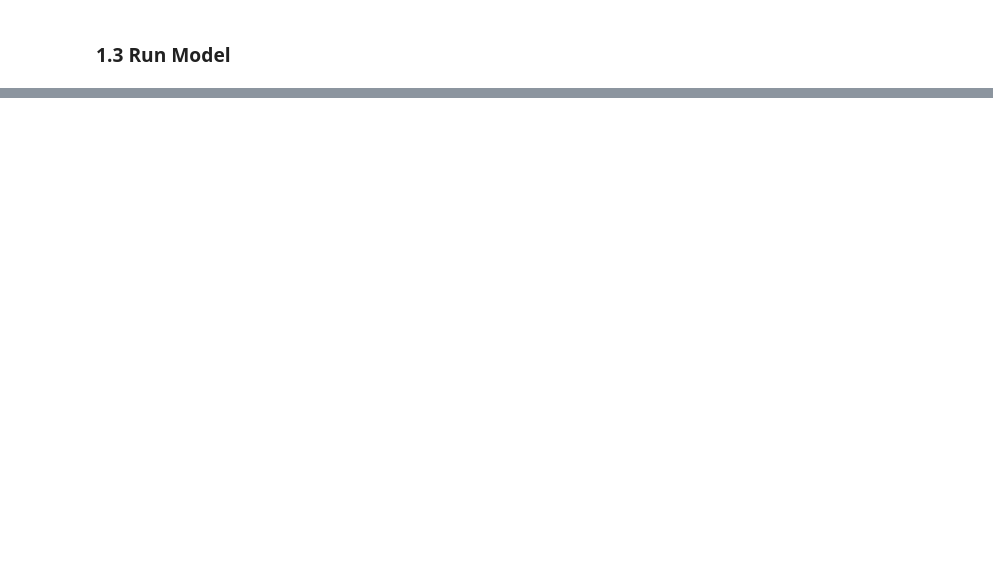
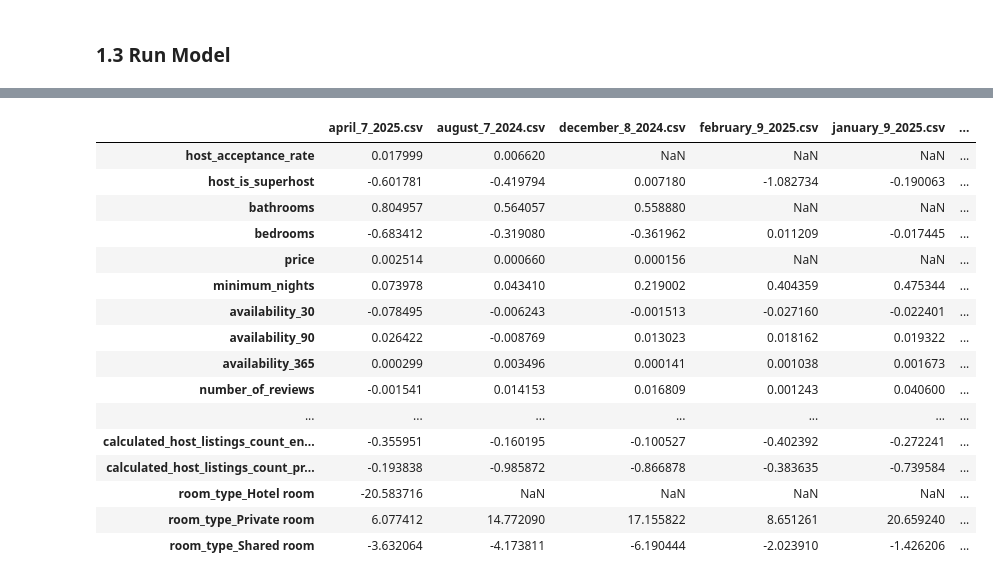
Before and after one commit to JuanesLamilla/yvr-airbnb-license-model, a Jupyter notebook: toronto_analysis.ipynb, the cells around one changed output, grey strips where cells are left out. Cells and saved outputs as stored; diff of their text form; code cells hidden in the pictures; blank space fills up the shorter version.

```diff
--- a/toronto_analysis.ipynb
+++ b/toronto_analysis.ipynb
@@ -28,7 +44,7 @@ from license_model import LicenseModel
 # INPUT VARIABLES
 
 CITY = 'Toronto'
-INPUT_FILE = os.path.join('data', 'toronto_inside_airbnb_data', 'may_3_2025.csv')
+INPUT_FILE = os.path.join('data', 'complete_city_data', 'toronto_inside_airbnb_data', 'may_3_2025.csv')
 MIN_NIGHTS_FOR_LICENSE = 28
 LICENSE_REGEX_PATTERN = r'^STR-\d{4}-[A-Za-z]{6}$'
 # %%
@@ -188,0 +417,20 @@ city_model.logit_model.create_roc_curve()
+# %%
+coefficients_df
+# %% [output]
+|  | april_7_2025.csv | august_7_2024.csv | december_8_2024.csv | february_9_2025.csv | january_9_2025.csv | ... |
+| host_acceptance_rate | 0.017999 | 0.006620 | NaN | NaN | NaN | ... |
+| host_is_superhost | -0.601781 | -0.419794 | 0.007180 | -1.082734 | -0.190063 | ... |
+| bathrooms | 0.804957 | 0.564057 | 0.558880 | NaN | NaN | ... |
+| bedrooms | -0.683412 | -0.319080 | -0.361962 | 0.011209 | -0.017445 | ... |
+| price | 0.002514 | 0.000660 | 0.000156 | NaN | NaN | ... |
+| minimum_nights | 0.073978 | 0.043410 | 0.219002 | 0.404359 | 0.475344 | ... |
+| availability_30 | -0.078495 | -0.006243 | -0.001513 | -0.027160 | -0.022401 | ... |
+| availability_90 | 0.026422 | -0.008769 | 0.013023 | 0.018162 | 0.019322 | ... |
+| availability_365 | 0.000299 | 0.003496 | 0.000141 | 0.001038 | 0.001673 | ... |
+| number_of_reviews | -0.001541 | 0.014153 | 0.016809 | 0.001243 | 0.040600 | ... |
+| ... | ... | ... | ... | ... | ... | ... |
+| calculated_host_listings_count_en... | -0.355951 | -0.160195 | -0.100527 | -0.402392 | -0.272241 | ... |
+| calculated_host_listings_count_pr... | -0.193838 | -0.985872 | -0.866878 | -0.383635 | -0.739584 | ... |
+| room_type_Hotel room | -20.583716 | NaN | NaN | NaN | NaN | ... |
+| room_type_Private room | 6.077412 | 14.772090 | 17.155822 | 8.651261 | 20.659240 | ... |
+| room_type_Shared room | -3.632064 | -4.173811 | -6.190444 | -2.023910 | -1.426206 | ... |
```
Also changed, not shown: parts of 39 cells of this notebook, 2 other files.
